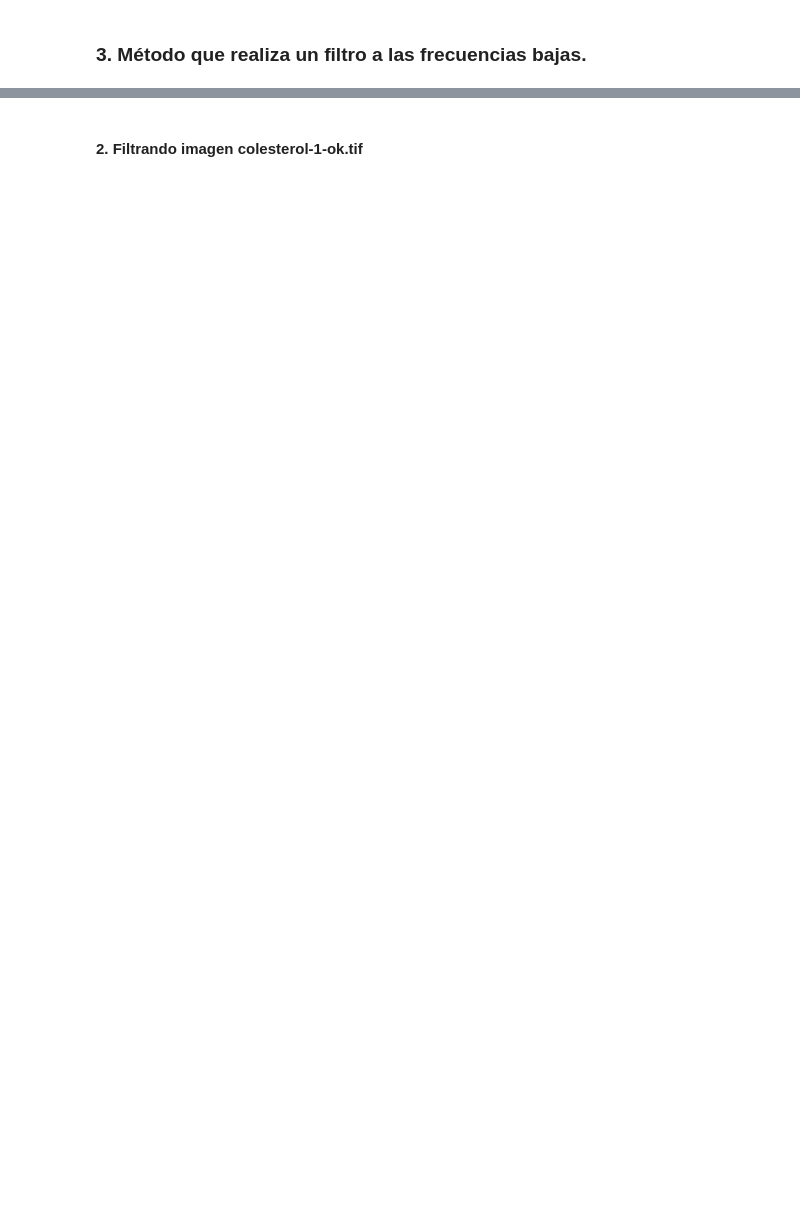
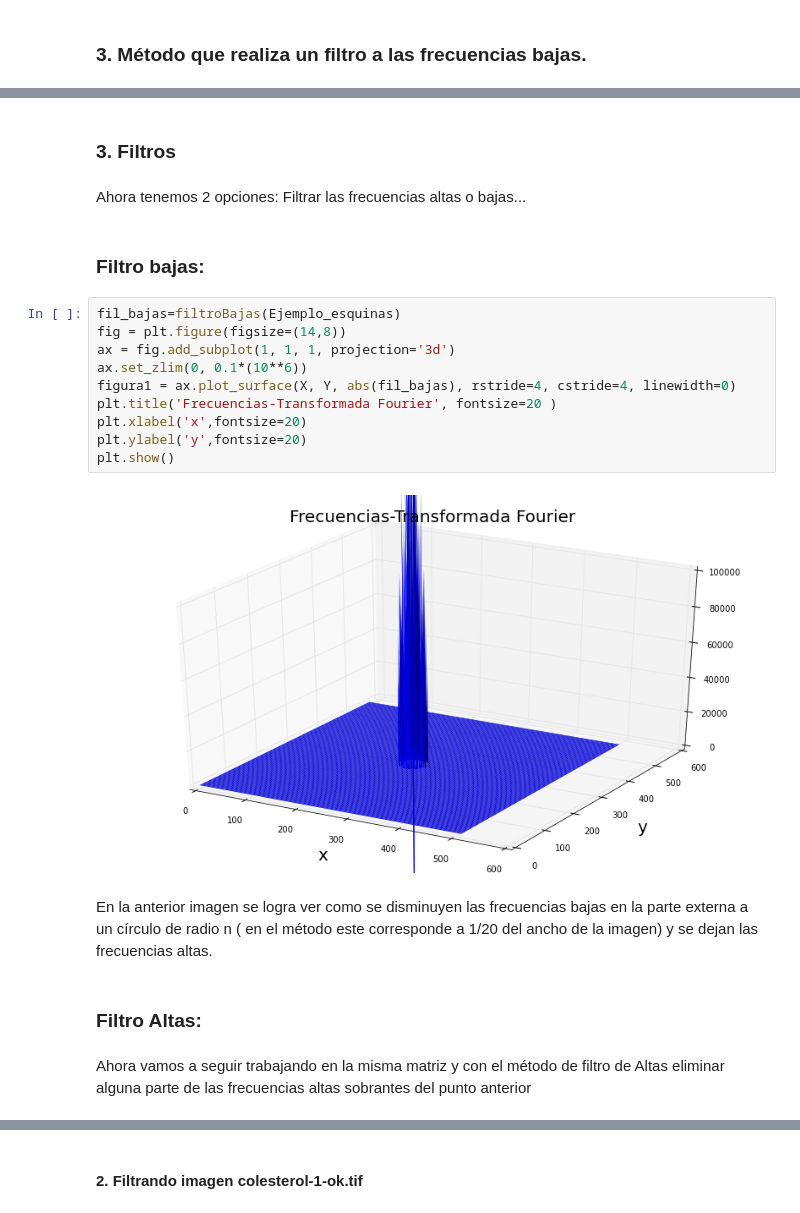
Before and after one commit to LinaPerez/PerezAngel_GarzonAlvarado_hw5, a Jupyter notebook: Filtro_imagenes.ipynb, the cells around one changed output, grey strips where cells are left out. Saved outputs shown, nothing was run; the diff lists cells and outputs as text; blank space fills up the shorter version.

```diff
--- a/Filtro_imagenes.ipynb
+++ b/Filtro_imagenes.ipynb
@@ -136,0 +182,24 @@ def filtroBajas(matriz):
+# %% [markdown]
+### 3. Filtros
+# %% [markdown]
+Ahora tenemos 2 opciones: Filtrar las frecuencias altas o bajas...
+# %% [markdown]
+### Filtro bajas:
+# %%
+fil_bajas=filtroBajas(Ejemplo_esquinas)
+fig = plt.figure(figsize=(14,8))
+ax = fig.add_subplot(1, 1, 1, projection='3d')
+ax.set_zlim(0, 0.1*(10**6))
+figura1 = ax.plot_surface(X, Y, abs(fil_bajas), rstride=4, cstride=4, linewidth=0)
+plt.title('Frecuencias-Transformada Fourier', fontsize=20 )
+plt.xlabel('x',fontsize=20)
+plt.ylabel('y',fontsize=20)
+plt.show()
+# %% [output]
+[figure, added]
+# %% [markdown]
+En la anterior imagen se logra ver como se disminuyen las frecuencias bajas en la parte externa a un círculo de radio n ( en el método este corresponde a 1/20 del ancho de la imagen) y se dejan las frecuencias altas.
+# %% [markdown]
+### Filtro Altas:
+# %% [markdown]
+Ahora vamos a seguir trabajando en la misma matriz y con el método de filtro de Altas eliminar alguna parte de las frecuencias altas sobrantes del punto anterior
```
Also changed, not shown: parts of 25 cells of this notebook.
